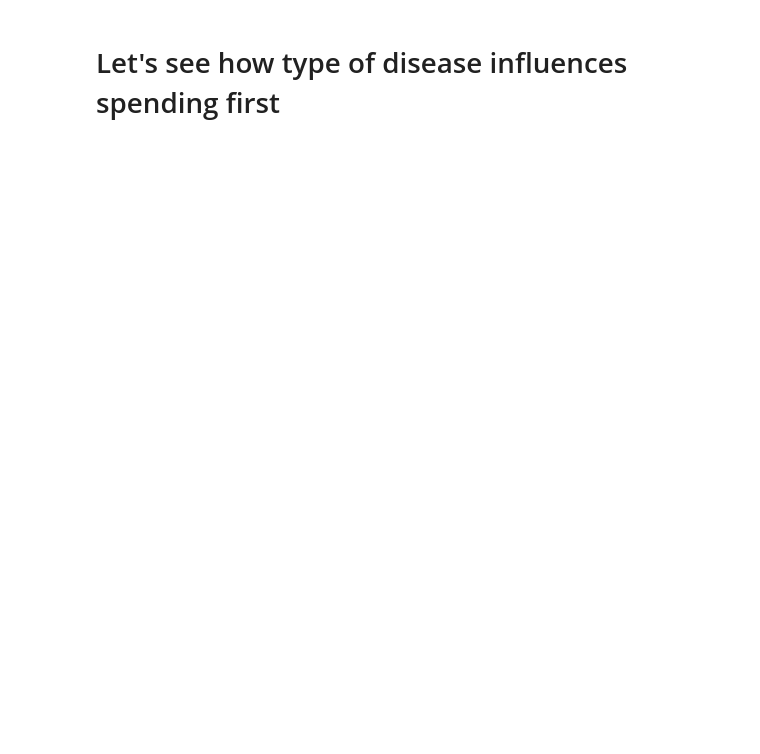
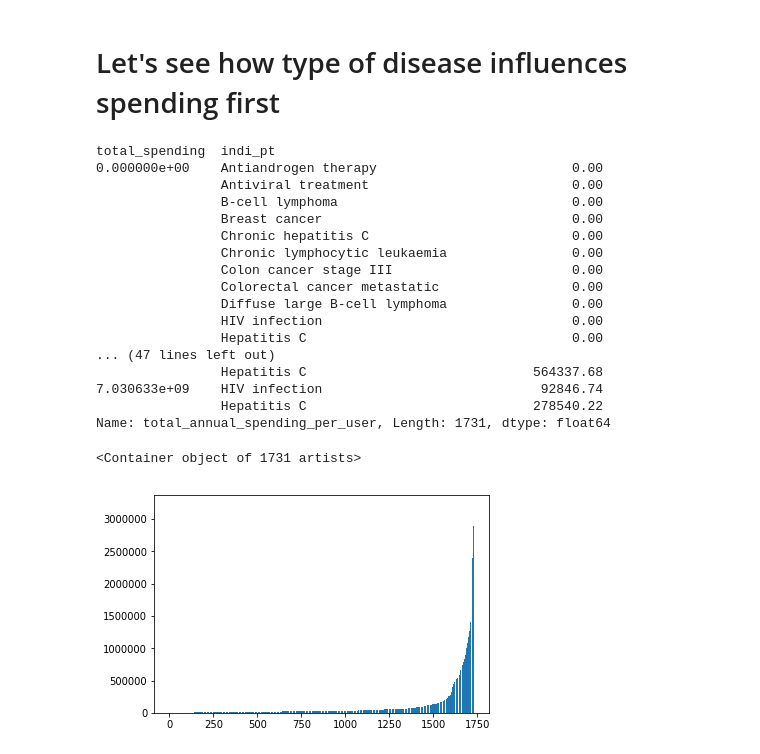
Before and after one commit to bensuutari/Enigma_Healthcare, a Jupyter notebook: Analysis.ipynb, the cells around one changed output. Drawn from its saved outputs; the diff is of its cells as text; code cells hidden in the pictures; blank space fills up the shorter version.

Commit message:
grouping variables

```diff
--- a/Analysis.ipynb
+++ b/Analysis.ipynb
@@ -94,0 +133,28 @@ mergedEventsSpend.groupby(['total_spending','indi_pt']).mean()['total_annual_spe
+# %%
+#indi_pt=indicated preferred term
+groupSpendIndi=mergedEventsSpend.groupby(['total_spending','indi_pt']).sum()['total_annual_spending_per_user']
+#roupSpendIndi[[100]].index
+#groupSpendIndi.unstack(level=0).plot(kind='bar')
+print(groupSpendIndi.groupby(level=[0,1]).nlargest(10))
+#groupSpendIndi
+plt.bar(np.arange(0,len(groupSpendIndi)),sorted(groupSpendIndi))
+# %% [output]
+total_spending  indi_pt
+0.000000e+00    Antiandrogen therapy                         0.00
+                Antiviral treatment                          0.00
+                B-cell lymphoma                              0.00
+                Breast cancer                                0.00
+                Chronic hepatitis C                          0.00
+                Chronic lymphocytic leukaemia                0.00
+                Colon cancer stage III                       0.00
+                Colorectal cancer metastatic                 0.00
+                Diffuse large B-cell lymphoma                0.00
+                HIV infection                                0.00
+                Hepatitis C                                  0.00
+... (47 lines left out)
+                Hepatitis C                             564337.68
+7.030633e+09    HIV infection                            92846.74
+                Hepatitis C                             278540.22
+Name: total_annual_spending_per_user, Length: 1731, dtype: float64
+<Container object of 1731 artists>
+[figure, added]
```
Also changed, not shown: parts of 4 cells of this notebook.
